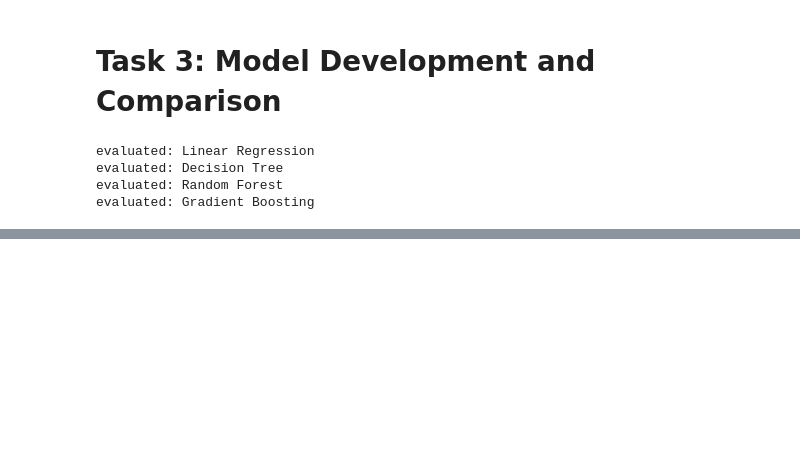
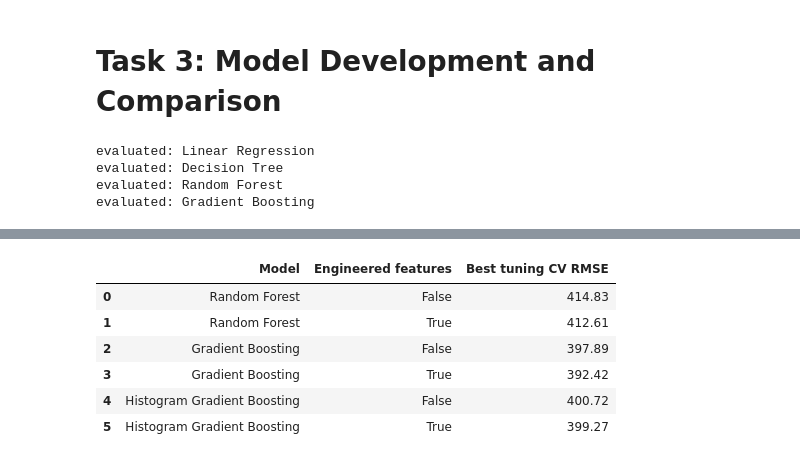
Before and after one commit to Aaryan1524/CAI_4105_2026_Fall_Team_2, a Jupyter notebook: challenge1.ipynb, the cells around one changed output, grey strips where cells are left out. Saved outputs shown, nothing was run; the diff lists cells and outputs as text; code cells hidden in the pictures; blank space fills up the shorter version.

```diff
--- a/challenge1.ipynb
+++ b/challenge1.ipynb
@@ -329,0 +400,28 @@ stage before a final model is selected.
+# %%
+baseline_scores = comparison.set_index("Model")["CV RMSE"]
+improvement_rows = []
+feature_rows = []
+for name, search in searches.items():
+    baseline = baseline_scores.get(name, np.nan)
+    tuned = -search.best_score_
+    improvement_rows.append({
+        "Model": name, "Baseline CV RMSE": baseline,
+        "Tuning CV RMSE": tuned,
+        "RMSE reduction": baseline - tuned,
+        "Reduction (%)": 100 * (baseline - tuned) / baseline,
+    })
+    raw_results = pd.DataFrame(search.cv_results_)
+    for enabled in [False, True]:
+        subset = raw_results[raw_results["param_features__enabled"] == enabled]
+        feature_rows.append({
+            "Model": name, "Engineered features": enabled,
+            "Best tuning CV RMSE": -subset["mean_test_score"].max(),
+        })
+
+improvements = pd.DataFrame(improvement_rows)
+feature_ablation = pd.DataFrame(feature_rows)
+improvements.to_csv(results_dir / "improvements.csv", index=False)
+feature_ablation.to_csv(results_dir / "feature_ablation.csv", index=False)
+display(improvements.round(2))
+display(feature_ablation.round(2))
+# %% [output]
@@ -329,0 +432,7 @@ stage before a final model is selected.
+|  | Model | Engineered features | Best tuning CV RMSE |
+| 0 | Random Forest | False | 414.83 |
+| 1 | Random Forest | True | 412.61 |
+| 2 | Gradient Boosting | False | 397.89 |
+| 3 | Gradient Boosting | True | 392.42 |
+| 4 | Histogram Gradient Boosting | False | 400.72 |
+| 5 | Histogram Gradient Boosting | True | 399.27 |
```
Also changed, not shown: parts of 16 cells of this notebook, 16 other files.
